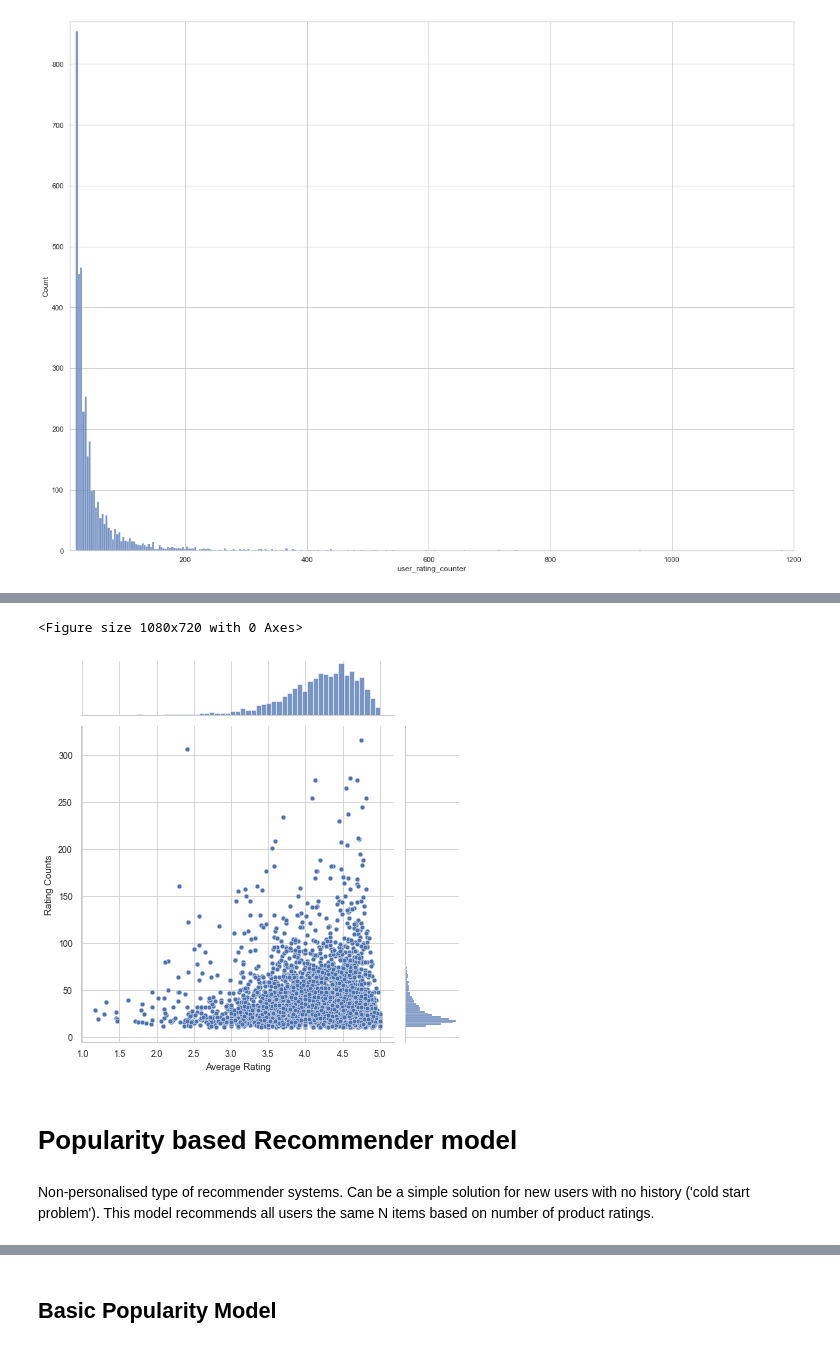
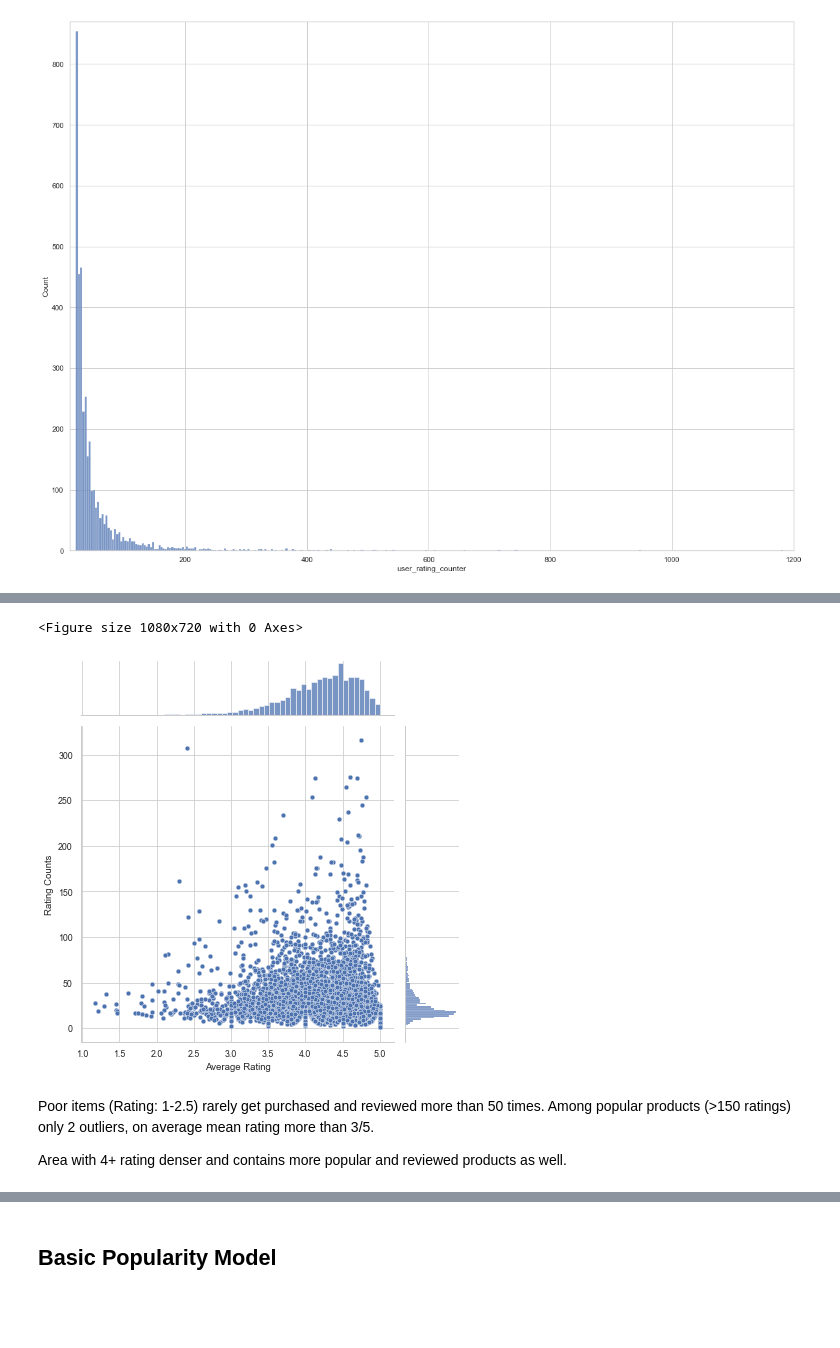
Before and after one commit to ambdash/Amazon-RecSys, a Jupyter notebook: Amazon_RecSys.ipynb, the cells around one changed output, grey strips where cells are left out. Cells and saved outputs as stored; diff of their text form; code cells hidden in the pictures; blank space fills up the shorter version.

```diff
--- a/Amazon_RecSys.ipynb
+++ b/Amazon_RecSys.ipynb
@@ -175,6 +234,7 @@ product_sum_ratings
 # %%
-df_fin_i = df_fin_u.merge(product_sum_ratings, on="product_id", how = 'inner')
-df_fin_i
+# merge item counter to df
+df_fin = df_fin_u.merge(product_sum_ratings, on="product_id", how='inner')
+df_fin
 # %% [output]
 |  | user_id | product_id | rating | timestamp | user_rating_counter | product_rating_counter |
 | 0 | A2GANR9I6XHTU9 | 0780018664 | 4.0 | 1169337600 | 38 | 21 |
@@ -202,3 +251,0 @@ dtype: int64
-# %%
-df_fin = df_fin_i[(df_fin_i['product_rating_counter'] >= 10).groupby(df_fin_i['product_id']).transform('any')]
-df_fin.sort_values('product_rating_counter')
@@ -229,4 +262,6 @@ dtype: int64
 # %%
-df_fin['timestamp'] = pd.to_datetime(df['timestamp'], unit='s', errors='coerce')
+# transfrom timestamp to get year of rating
+df_fin['timestamp'] = pd.to_datetime(
+    df['timestamp'], unit='s', errors='coerce').dt.year
 df_fin
 # %% [output]
@@ -352,0 +389,6 @@ df_grouped
+# %%
+data_grouped = df_fin[['product_id', 'rating']].groupby(
+    'product_id').mean().reset_index()
+df_grouped = data_grouped.merge(
+    df_fin[['product_id', 'product_rating_counter']].drop_duplicates('product_id'), how='inner')
+df_grouped
@@ -353,13 +409,15 @@ df_grouped
 # %%
-plt.figure(figsize=(15,10))
+plt.figure(figsize=(15, 10))
 sns.set_context('paper')
-ax = sns.jointplot(x="rating",y='product_rating_counter', kind='scatter',  data= df_grouped)
+ax = sns.jointplot(x="rating", y='product_rating_counter',
+                   kind='scatter',  data=df_grouped)
 ax.set_axis_labels("Average Rating", "Rating Counts")
 plt.show()
 # %% [output]
 <Figure size 1080x720 with 0 Axes>
-[figure, old version]
+[figure, new version]
-# %% [markdown]
-# Popularity based Recommender model
-# %% [markdown]
-Non-personalised type of recommender systems. Can be a simple solution for new users with no history ('cold start problem'). This model recommends all users the same N items based on number of product ratings.
+# %% [markdown]
+Poor items (Rating: 1-2.5) rarely get purchased and reviewed more than 50 times.
+Among popular products (>150 ratings) only 2 outliers, on average mean rating more than 3/5.
+
+Area with 4+ rating denser and contains more popular and reviewed products as well.
```
Also changed, not shown: parts of 147 cells of this notebook, 1 other file.
